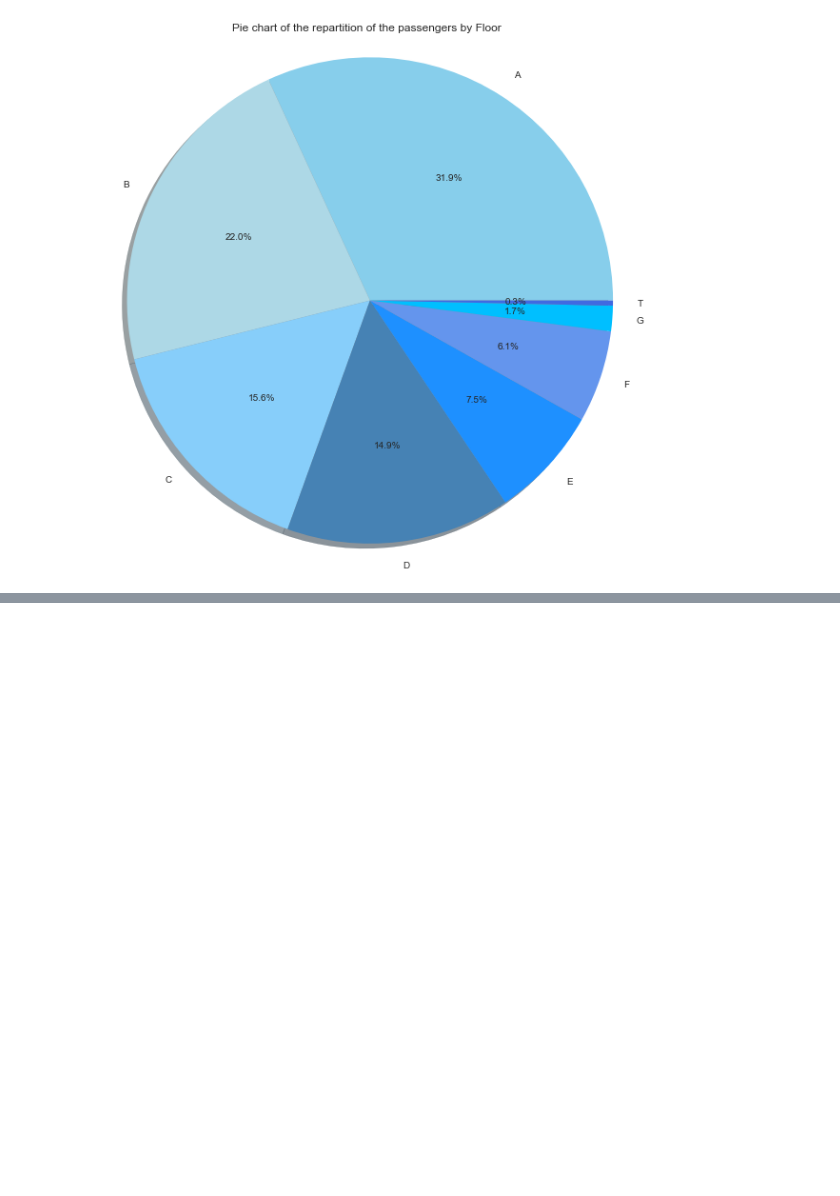
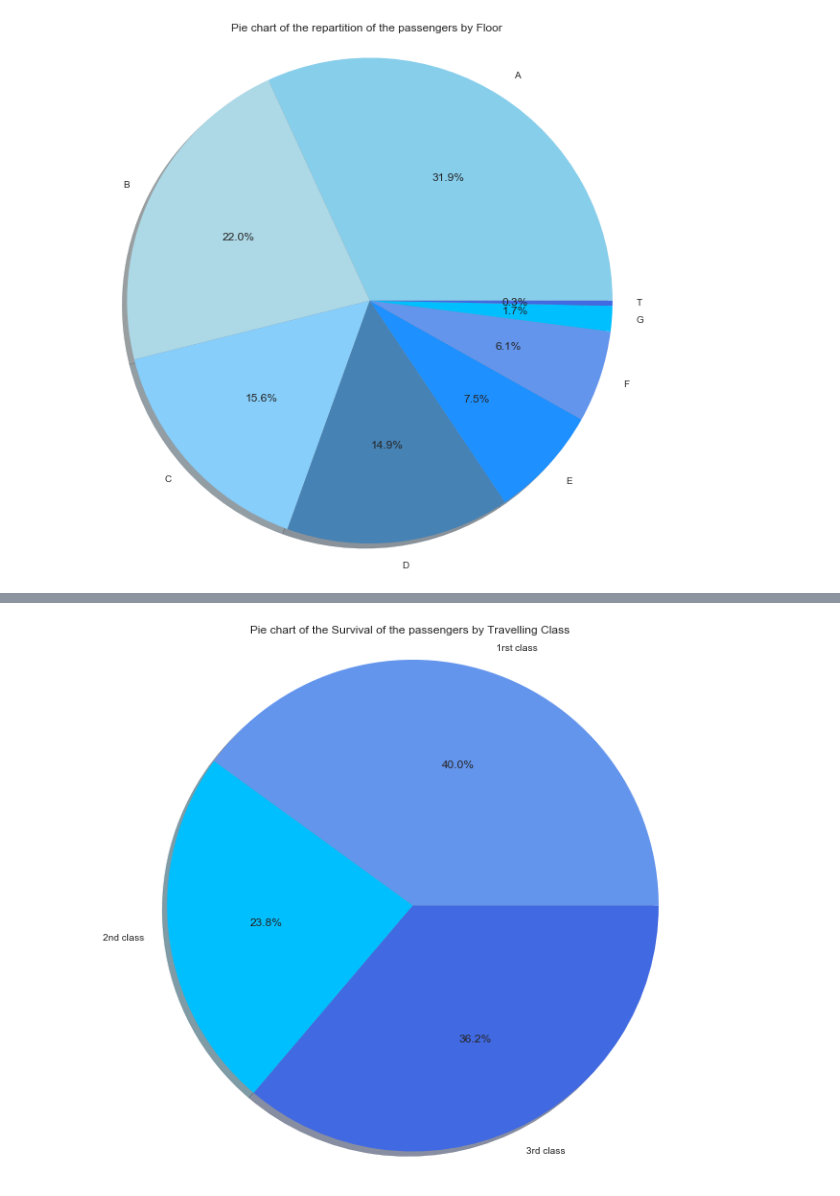
Before and after one commit to sourabhlal/ada2017, a Jupyter notebook: 01 - Pandas and Data Wrangling/Homework 1.ipynb, the cells around one changed output, grey strips where cells are left out. Drawn from its saved outputs; the diff is of its cells as text; code cells hidden in the pictures; blank space fills up the shorter version.

```diff
--- a/01 - Pandas and Data Wrangling/Homework 1.ipynb
+++ b/01 - Pandas and Data Wrangling/Homework 1.ipynb
@@ -213,0 +221,5 @@ Name: survived, dtype: int64
+# %%
+survival_class=pd.DataFrame(titanic.survived.groupby(titanic.pclass).sum())
+survival_class['proportion']=100*survival_class.survived/survival_class.survived.sum()
+#view the dataFrame
+survival_class
@@ -213,0 +232,13 @@ Name: survived, dtype: int64
+# %%
+#create the pie chart
+labels = ['1rst class','2nd class','3rd class']
+values = survival_class.survived.values
+colors =['cornflowerblue','deepskyblue','royalblue']
+f, ax = plt.subplots(1,1, figsize=(8,8),)
+plt.pie(values, labels=labels,autopct='%1.1f%%', shadow=True,colors=colors)
+plt.axis('equal')
+plt.tight_layout()
+plt.title('Pie chart of the Survival of the passengers by Travelling Class')
+plt.show()
+# %% [output]
+[figure, added]
```
Also changed, not shown: parts of 28 cells of this notebook.
